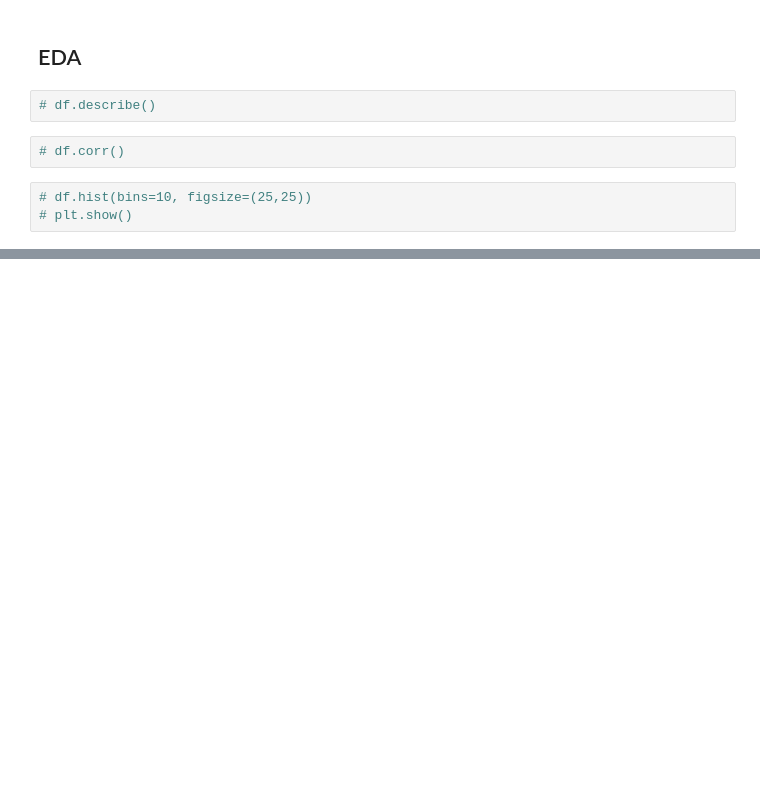
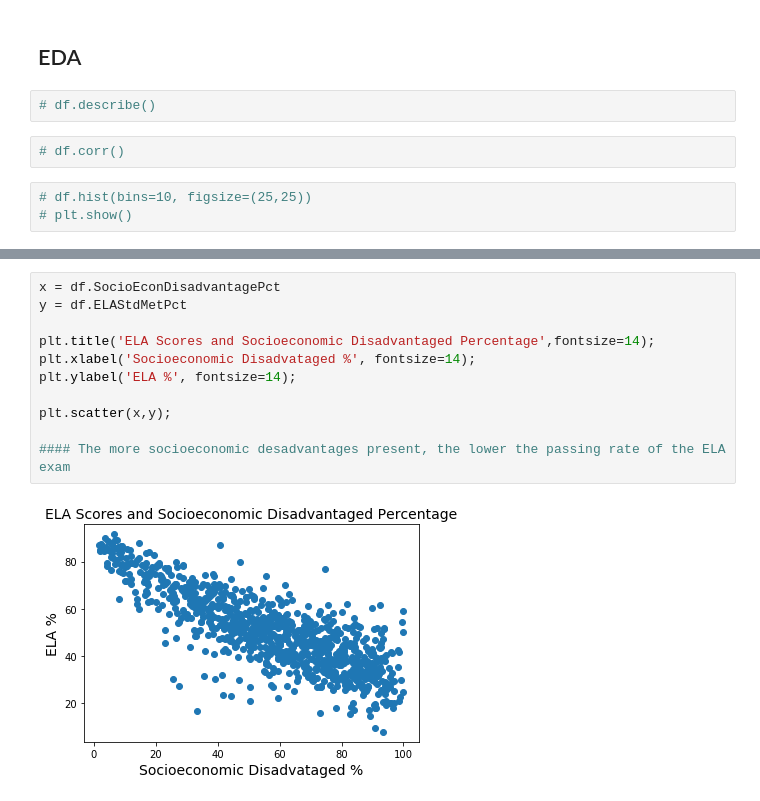
Before and after one commit to ameliadahm20/California-School-Performance, a Jupyter notebook: CaliSchoolPerformance.ipynb, the cells around one changed output, grey strips where cells are left out. Saved outputs shown, nothing was run; the diff lists cells and outputs as text; blank space fills up the shorter version.

```diff
--- a/CaliSchoolPerformance.ipynb
+++ b/CaliSchoolPerformance.ipynb
@@ -135,0 +212,13 @@ plt.gca().invert_yaxis()
+# %%
+x = df.SocioEconDisadvantagePct
+y = df.ELAStdMetPct
+
+plt.title('ELA Scores and Socioeconomic Disadvantaged Percentage',fontsize=14);
+plt.xlabel('Socioeconomic Disadvataged %', fontsize=14);
+plt.ylabel('ELA %', fontsize=14);
+
+plt.scatter(x,y);
+
+#### The more socioeconomic desadvantages present, the lower the passing rate of the ELA exam
+# %% [output]
+[figure, added]
```
Also changed, not shown: parts of 9 cells of this notebook.
